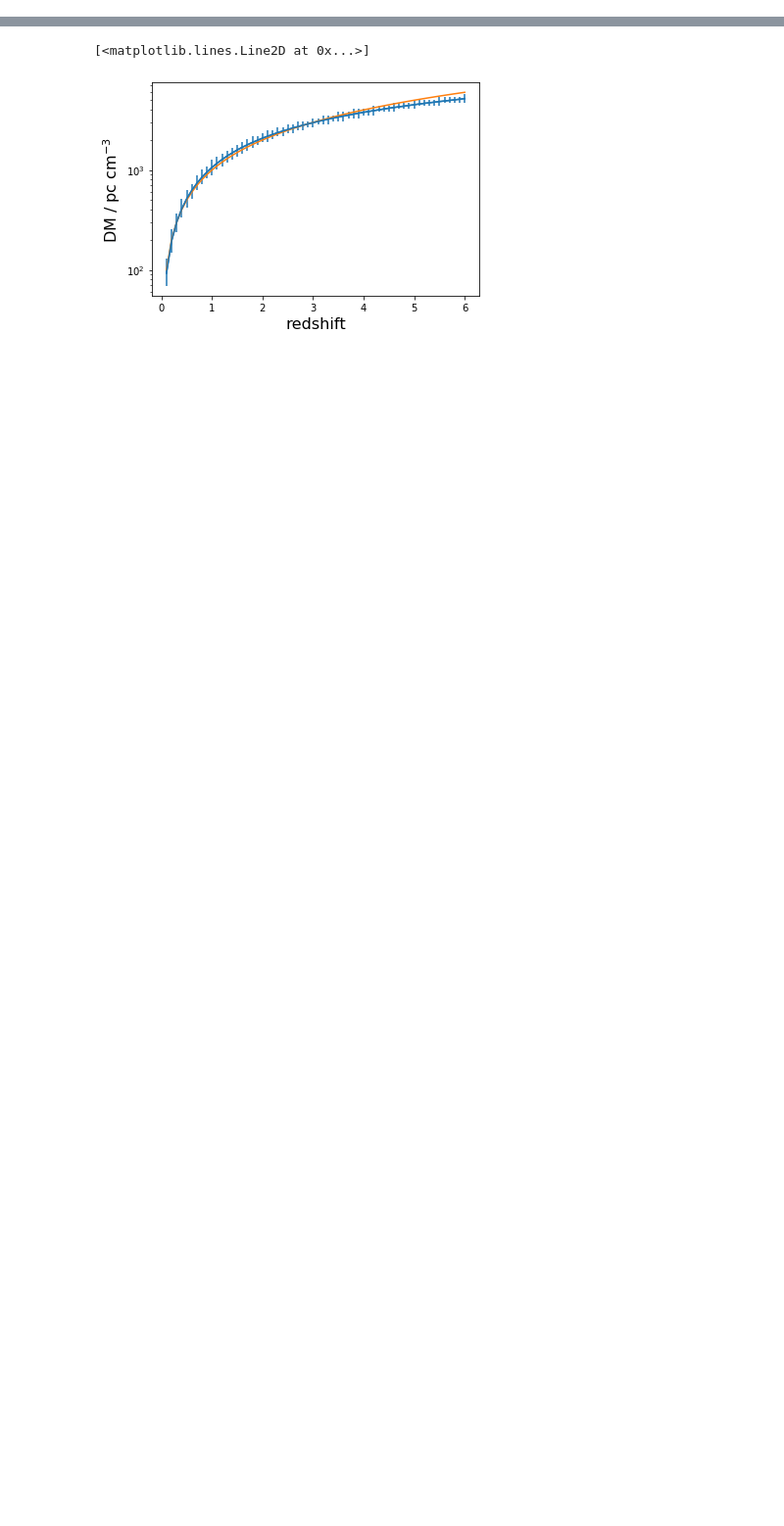
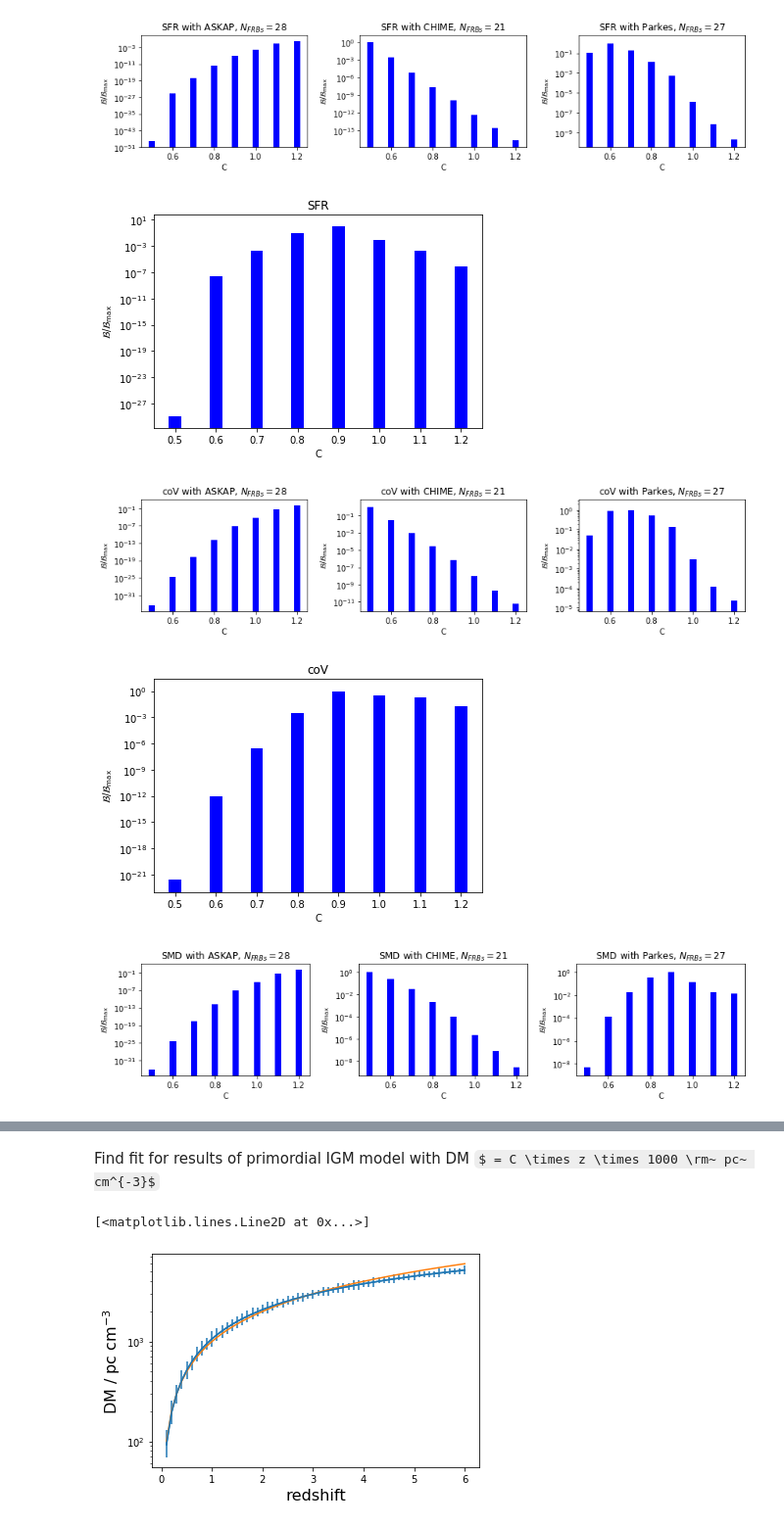
Before and after one commit to FRBs/PreFRBLE, a Jupyter notebook: notebooks/PreFRBLE_BaryonContentInference.ipynb, the cells around one changed output, grey strips where cells are left out. Shown at 98% size. Drawn from its saved outputs; the diff is of its cells as text; code cells hidden in the pictures; some formulas as TeX source; blank space fills up the shorter version.

```diff
--- a/notebooks/PreFRBLE_BaryonContentInference.ipynb
+++ b/notebooks/PreFRBLE_BaryonContentInference.ipynb
@@ -22,0 +89,21 @@ def LikelihoodShift( x=[], P=[], shift=1. ):
+# %%
+def LikelihoodsC_PopulationTelescope( scenario={}, population='SMD', telescope='Parkes', FRBs=None, plot_distribution=False, ax=None ):
+    """ obtain likelihood of C \propto DM/redshift, based on how well distribution of DM as observed by telescope resembles expectation according to population """
+
+    likelihoods = []
+    if FRBs is None:
+        FRBs = GetFRBcat( telescopes=[telescope] )
+
+    if plot_distribution:
+        if ax is None:
+            fig, ax = plt.subplots()
+
+    ## copmute likelihoods for each value of C
+    for C, color in zip( Cs, Rainbow(Cs) ):
+        likelihoods.append( LikelihoodsDM_PopulationTelescope( C=C, FRBs=FRBs, population=population, telescope=telescope, plot_distribution=plot_distribution, ax=ax, color=color ) )
+
+    if plot_distribution:
+        ax.set_title( "%s with %s, assuming DM$ = C 1000z$ pc cm$^{-3}$" % ( population, telescope ) )
+        Colorbar( Cs, label='C' )
+    ## return raw likelihoods
+    return np.array(likelihoods)
@@ -22,0 +133,30 @@ def LikelihoodShift( x=[], P=[], shift=1. ):
+# %%
+def PlotBayesC_Population( scenario={}, population='SMD', plot_bayes_telescope=False, plot_distribution=False, **kwargs):
+    """ obtain Bayes factor of C propto DM/z inferred from DM of FRBs observed by any of telescopes, assuming population """
+
+    bayes = []
+    if plot_bayes_telescope:
+        fig, axs = plt.subplots(1,len(telescopes),figsize=(4*len(telescopes),3))
+    else:
+        axs = [None]*len(telescopes)
+
+    ## obtain bayes factors of C for each telescope
+    for telescope, ax in zip( telescopes, axs ):
+        bayes.append( BayesC_PopulationTelescope( population=population, telescope=telescope, plot_bayes=plot_bayes_telescope, plot_distribution=plot_distribution, ax=ax ) )
+    if plot_bayes_telescope:
+        plt.tight_layout()
+
+    ## multiply results
+    bayes = np.prod(bayes, axis=0)
+
+    ## plot final likelihood estimate
+    PlotBayes( x=Cs, y=bayes, label='C', width=0.03, title=population, **kwargs )
+# %%
+for population in populations:
+    PlotBayesC_Population( scenario=scenario, population=population, plot_bayes_telescope=True )
+# %% [output]
+[figure, added]
+[figure, added]
+[figure, added]
+[figure, added]
+[figure, added]
@@ -23,3 +164,5 @@ def LikelihoodShift( x=[], P=[], shift=1. ):
+# %% [markdown]
+Find fit for results of primordial IGM model with DM $ = C \times z \times 1000 \rm~ pc~ cm^{-3}$
 # %%
 PlotAverageEstimate( measure='DM', scenario=scenario_IGM)
 
```
Also changed, not shown: parts of 23 cells of this notebook, 7 other files.
